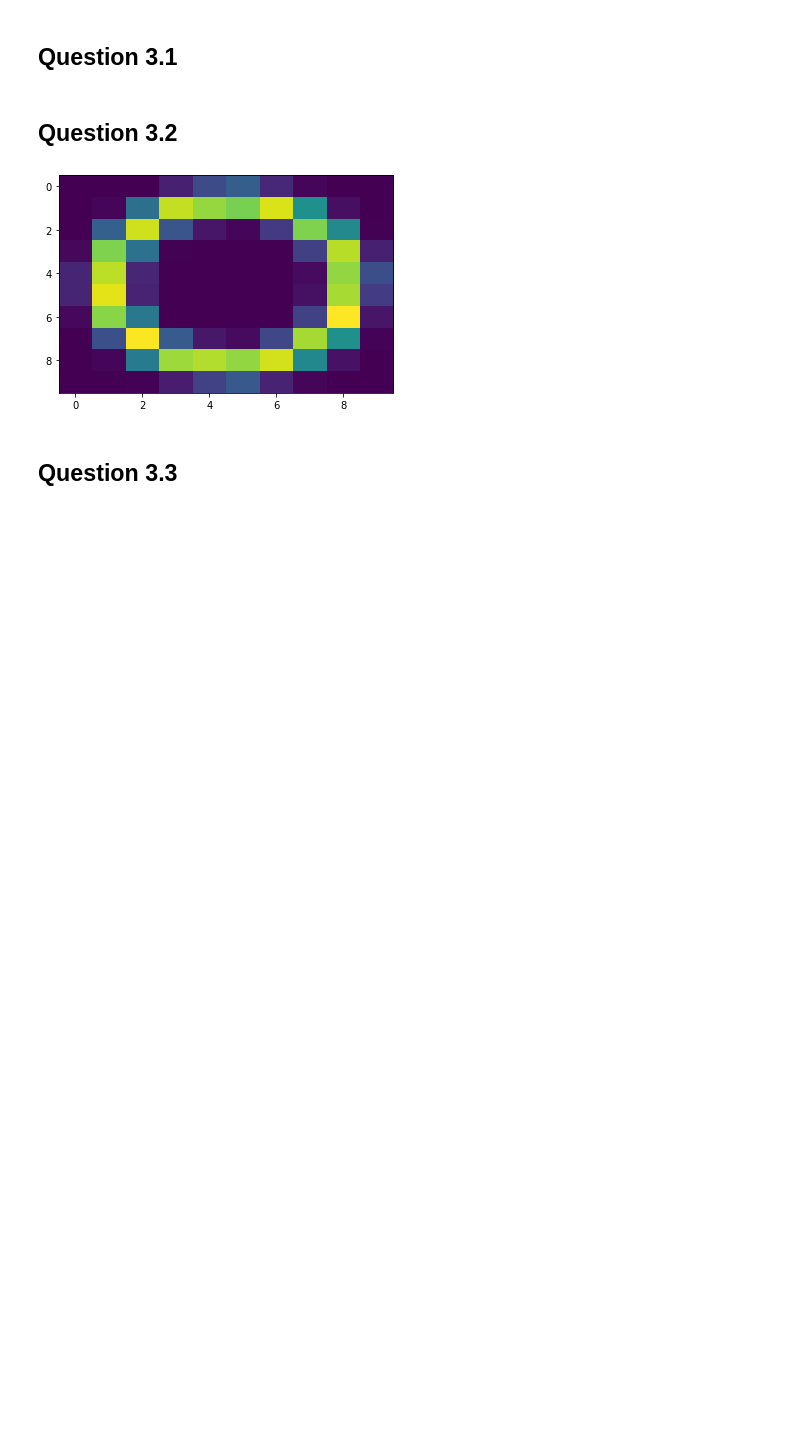
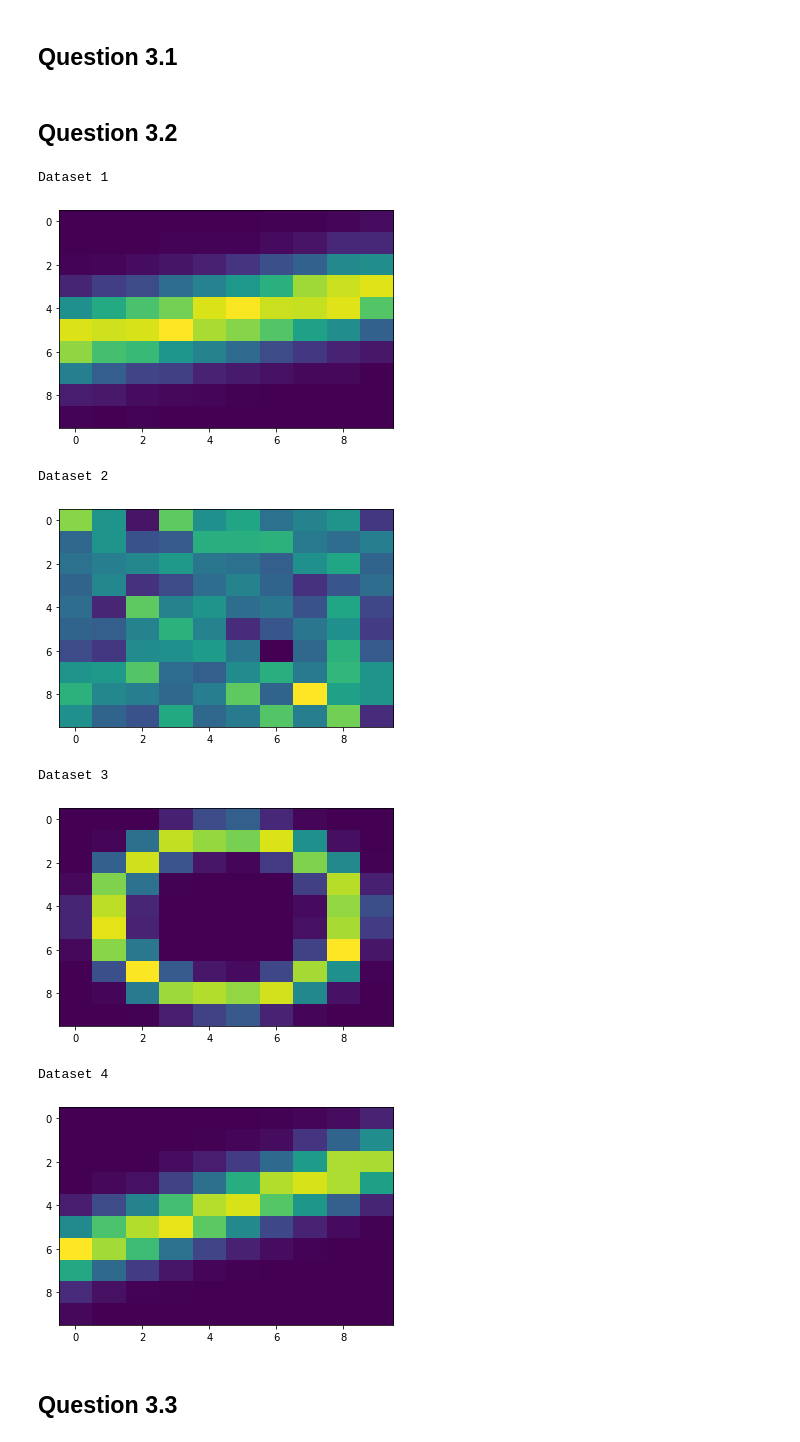
Before and after one commit to Osmago/PSB_Assignment1, a Jupyter notebook: Assignment 1.ipynb, the cells around one changed output. Drawn from its saved outputs; the diff is of its cells as text; code cells hidden in the pictures; blank space fills up the shorter version.

```diff
--- a/Assignment 1.ipynb
+++ b/Assignment 1.ipynb
@@ -133,13 +133,28 @@ def correlation(x, y):
 # %% [markdown]
 ## Question 3.2
 # %%
-hist, xedges, yedges = np.histogram2d(d2[4], d2[5], bins = 10)
-hist = np.rot90(hist)
-plt.figure()
-plt.imshow(hist, aspect = 'auto')
-plt.show()
+for set in range(0, len(d2), 2):
+    hist, xedges, yedges = np.histogram2d(d2[set], d2[set+1], bins = 10)
+    hist = np.rot90(hist)
+    print("Dataset", int(1+set/2))
+    plt.figure()
+    plt.imshow(hist, aspect = 'auto')
+    plt.show()
+
+#hist, xedges, yedges = np.histogram2d(d2[4], d2[5], bins = 10)
+#hist = np.rot90(hist)
+#plt.figure()
+#plt.imshow(hist, aspect = 'auto')
+#plt.show()
 # %% [output]
+Dataset 1
-[figure, old version]
+[figure, new version]
+Dataset 2
+[figure, added]
+Dataset 3
+[figure, added]
+Dataset 4
+[figure, added]
 # %% [markdown]
 ## Question 3.3
 # %% [markdown]
```
Also changed, not shown: parts of 2 cells of this notebook.
